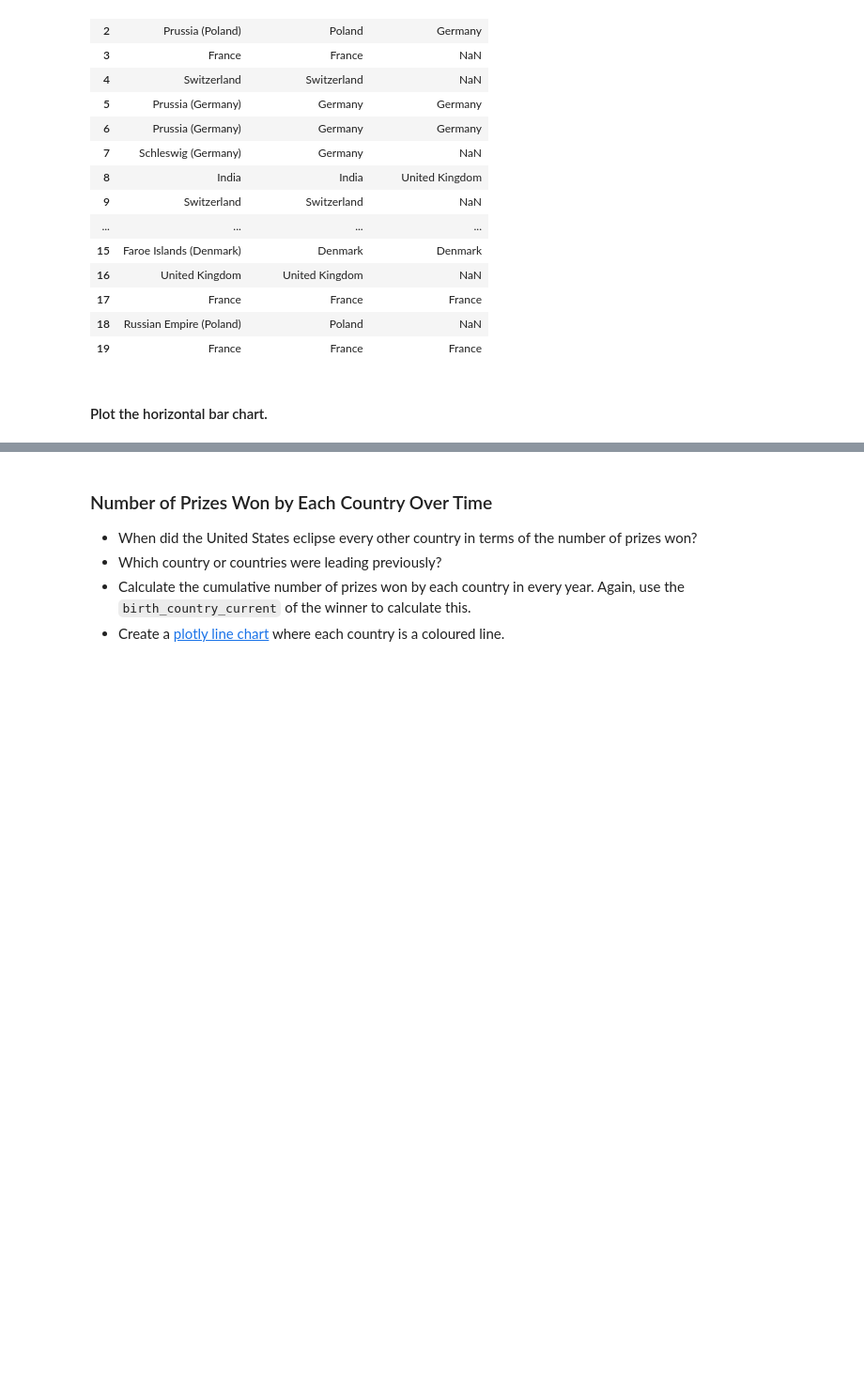
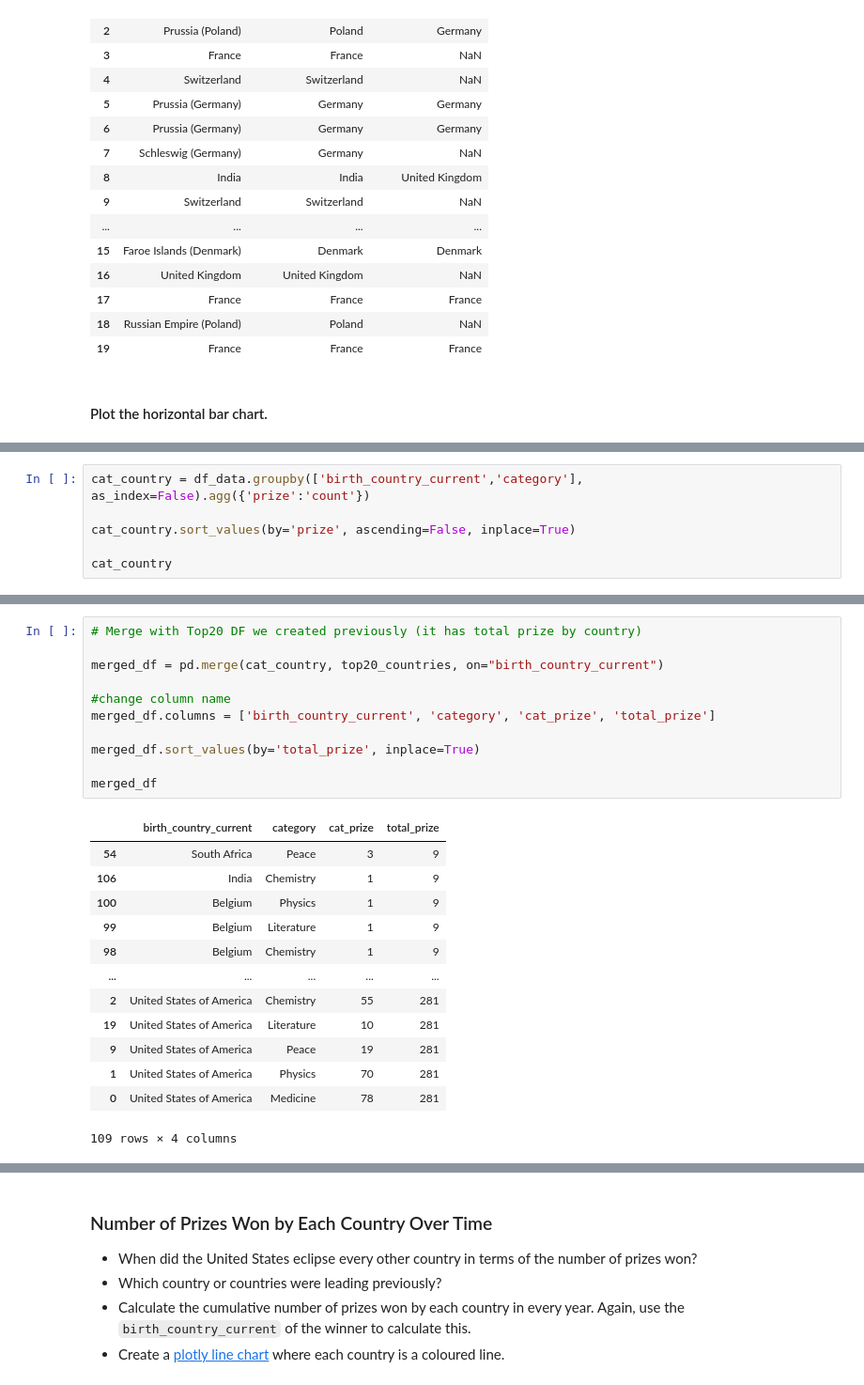
Before and after one commit to slimrivermoi/day79-data-analysis-visualization-with-plotly-matplotlib-seaborn, a Jupyter notebook: Nobel_Prize_Analysis_(start).ipynb, the cells around one changed output, grey strips where cells are left out. Shown at 94% size. Cells and saved outputs as stored; diff of their text form; blank space fills up the shorter version.

Commit message:
Continue with Birth_City challenge 3

```diff
--- a/Nobel_Prize_Analysis_(start).ipynb
+++ b/Nobel_Prize_Analysis_(start).ipynb
@@ -782,3 +823,9 @@ The hard part is preparing the data for this chart!
 *Hint*: Take a two-step approach. The first step is grouping the data by country and category. Then you can create a DataFrame that looks something like this:
 
 <img src=https://i.imgur.com/VKjzKa1.png width=450>
+# %%
+cat_country = df_data.groupby(['birth_country_current','category'], as_index=False).agg({'prize':'count'})
+
+cat_country.sort_values(by='prize', ascending=False, inplace=True)
+
+cat_country
@@ -784,0 +846,25 @@ The hard part is preparing the data for this chart!
+# %%
+# Merge with Top20 DF we created previously (it has total prize by country)
+
+merged_df = pd.merge(cat_country, top20_countries, on="birth_country_current")
+
+#change column name
+merged_df.columns = ['birth_country_current', 'category', 'cat_prize', 'total_prize']
+
+merged_df.sort_values(by='total_prize', inplace=True)
+
+merged_df
+# %% [output]
+|  | birth_country_current | category | cat_prize | total_prize |
+| 54 | South Africa | Peace | 3 | 9 |
+| 106 | India | Chemistry | 1 | 9 |
+| 100 | Belgium | Physics | 1 | 9 |
+| 99 | Belgium | Literature | 1 | 9 |
+| 98 | Belgium | Chemistry | 1 | 9 |
+| ... | ... | ... | ... | ... |
+| 2 | United States of America | Chemistry | 55 | 281 |
+| 19 | United States of America | Literature | 10 | 281 |
+| 9 | United States of America | Peace | 19 | 281 |
+| 1 | United States of America | Physics | 70 | 281 |
+| 0 | United States of America | Medicine | 78 | 281 |
+109 rows × 4 columns
```
Also changed, not shown: parts of 14 cells of this notebook.
